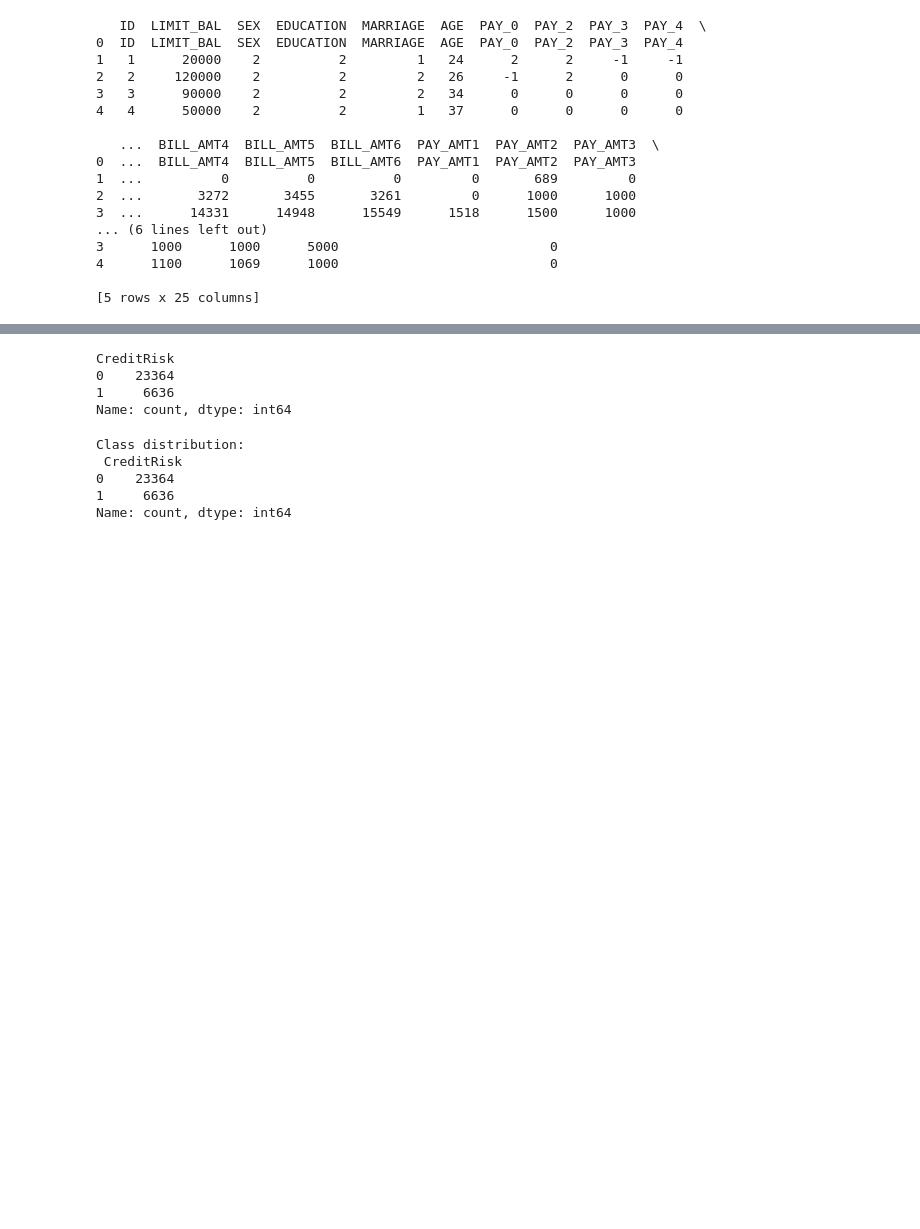
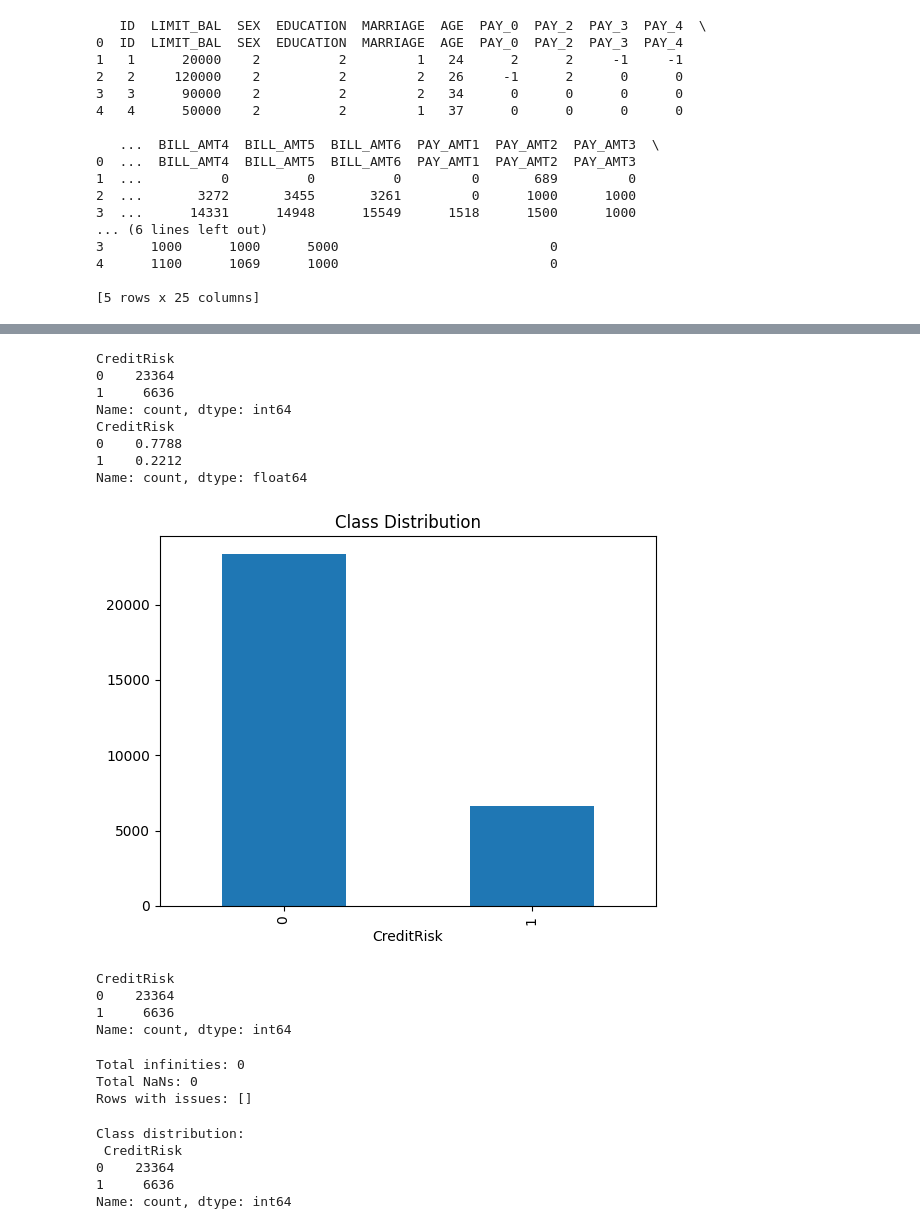
Before and after one commit to tigerlaxmikant/MS_Data_Analytics_Capstone_Project, a Jupyter notebook: Code/Data_Analytics_Capstone.ipynb, the cells around one changed output, grey strips where cells are left out. Cells and saved outputs as stored; diff of their text form; code cells hidden in the pictures; blank space fills up the shorter version.

```diff
--- a/Code/Data_Analytics_Capstone.ipynb
+++ b/Code/Data_Analytics_Capstone.ipynb
@@ -13,7 +13,7 @@ Drive already mounted at /content/drive; to attempt to forcibly remount, call dr
 # %%
 import pandas as pd
 
-file_path = '/content/drive/MyDrive/MS_AIML/5_QM_640_Capstone_Project/Week_3/default_of_credit_card_clients/default_of_credit_card_clients_csv.csv'
+file_path = '/content/drive/MyDrive/MS_AIML/5_QM_640_Capstone_Project/default_of_credit_card_clients/default_of_credit_card_clients_csv.csv'
 
 # Read dataset (space-delimited)
 df = pd.read_csv(file_path)
@@ -117,0 +233,29 @@ df[numeric_cols] = scaler.fit_transform(df[numeric_cols])
+# %%
+#Feature Engineering
+
+import numpy as np
+
+# Safe ratio calculation: avoid division by zero
+for i in range(1, 7):
+    # Payment-to-Bill Ratio
+    df[f'PAY_RATIO{i}'] = np.where(df[f'BILL_AMT{i}'] > 1e-6,   # tiny threshold
+                                   df[f'PAY_AMT{i}'] / df[f'BILL_AMT{i}'],
+                                   0)
+    # Clip extreme ratios to a reasonable bound (e.g., 0–5)
+    df[f'PAY_RATIO{i}'] = df[f'PAY_RATIO{i}'].clip(0, 5)
+
+    # Utilization Ratio
+    df[f'UTIL_RATIO{i}'] = np.where(df['LIMIT_BAL'] > 1e-6,
+                                    df[f'BILL_AMT{i}'] / df['LIMIT_BAL'],
+                                    0)
+    # Clip utilization to 0–5 (500% usage cap)
+    df[f'UTIL_RATIO{i}'] = df[f'UTIL_RATIO{i}'].clip(0, 5)
+
+# After feature engineering, replace any residual inf/-inf with NaN and impute
+df = df.replace([np.inf, -np.inf], np.nan)
+df = df.fillna(0)   # or use median imputation if preferred
+
+
+# Quick check: engineered features
+print(df[['TOTAL_BILL','TOTAL_PAY','AVG_PAY_RATIO','BILL_TREND','PAY_TREND',
+          'MISSED_PAYMENTS','OVERPAYMENTS']].head())
@@ -139,2 +299,26 @@ PAY_AMT4     float64
+# %%
+#Class Imbalance Check
+import matplotlib.pyplot as plt
+
+# Target distribution
+class_counts = df['CreditRisk'].value_counts()
+print(class_counts)
+
+# Percentage distribution
+print(class_counts / len(df))
+
+# Quick bar plot
+class_counts.plot(kind='bar', title='Class Distribution')
+plt.show()
+# %% [output]
+CreditRisk
+0    23364
+1     6636
+Name: count, dtype: int64
+CreditRisk
+0    0.7788
+1    0.2212
+Name: count, dtype: float64
+[figure, added]
 # %%
 # Step 1: Clean target column
@@ -153,6 +337,30 @@ CreditRisk
 0    23364
 1     6636
 Name: count, dtype: int64
+# %%
+import numpy as np
+import pandas as pd
+
+# Force all columns to numeric (anything non-numeric becomes NaN)
+df_numeric = df.apply(pd.to_numeric, errors="coerce")
+
+# Check for infinities
+inf_mask = np.isinf(df_numeric.to_numpy())
+print("Total infinities:", inf_mask.sum())
+#print("Infinities per column:\n", pd.Series(inf_mask.sum(axis=0), index=df_numeric.columns))
+
+# Check for NaNs
+nan_mask = np.isnan(df_numeric.to_numpy())
+print("Total NaNs:", nan_mask.sum())
+#print("NaNs per column:\n", pd.Series(nan_mask.sum(axis=0), index=df_numeric.columns))
+
+# Identify problematic rows
+bad_rows = np.where(inf_mask.any(axis=1) | nan_mask.any(axis=1))[0]
+print("Rows with issues:", bad_rows[:20])  # show first 20
+# %% [output]
+Total infinities: 0
+Total NaNs: 0
+Rows with issues: []
 # %%
 # Step 5: Train/Test split
 from sklearn.model_selection import train_test_split
```
Also changed, not shown: parts of 30 cells of this notebook.
